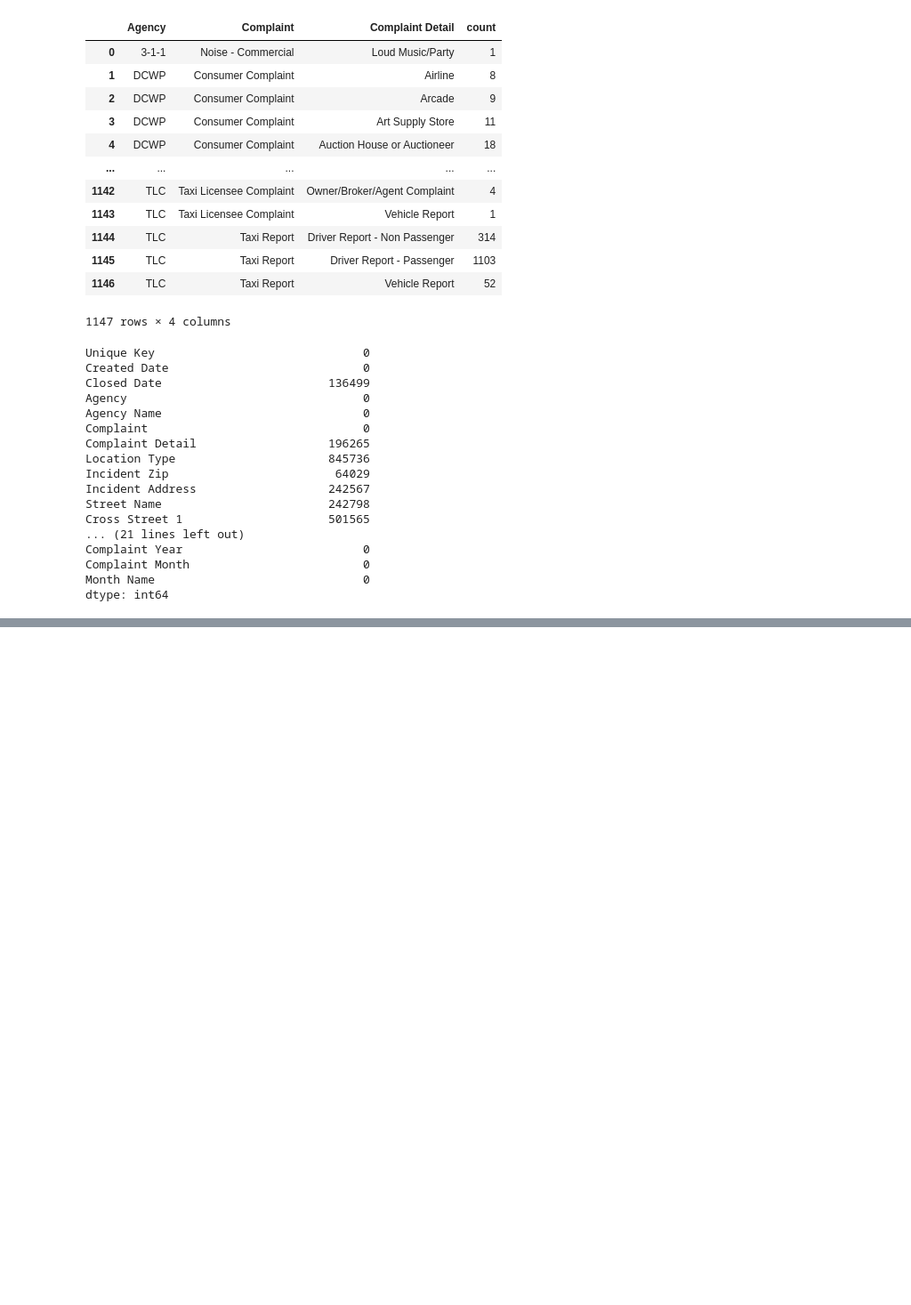
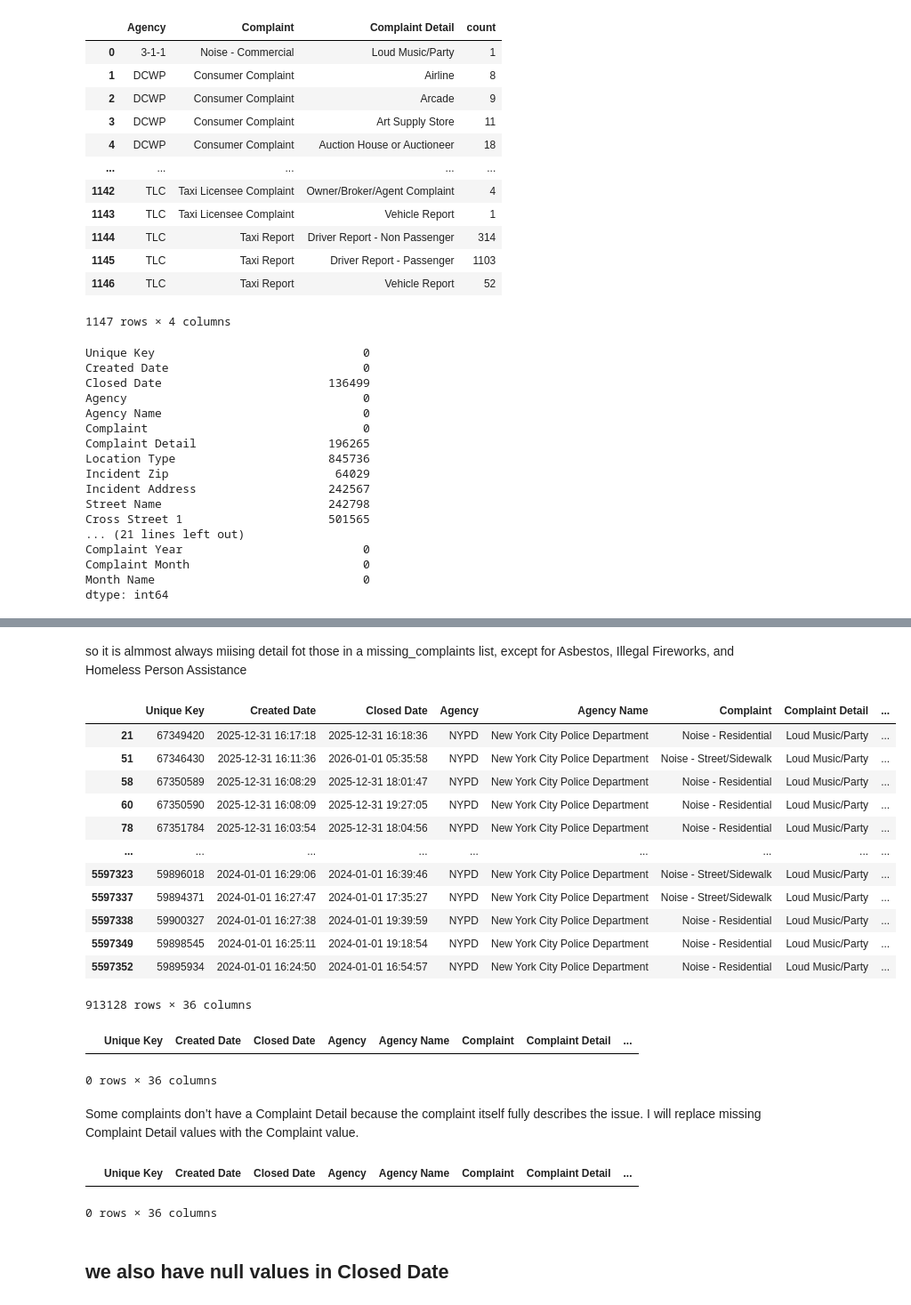
Before and after one commit to QMSS-G5063-2026/Group_Project_311_Service_Requests, a Jupyter notebook: 311_Analysis_Data_Vis.ipynb, the cells around one changed output, grey strips where cells are left out. Shown at 89% size. Drawn from its saved outputs; the diff is of its cells as text; code cells hidden in the pictures; blank space fills up the shorter version.

Commit message:
Fill nulls in Complaint Detail

```diff
--- a/311_Analysis_Data_Vis.ipynb
+++ b/311_Analysis_Data_Vis.ipynb
@@ -226,0 +265,25 @@ df["Location"].isna().sum()  # should be 0
+# %% [markdown]
+so it is almmost always miising detail fot those in a missing_complaints list, except for Asbestos, Illegal Fireworks, and Homeless Person Assistance
+# %%
+df[df["Complaint Detail"]=='Loud Music/Party']
+# %% [output]
+|  | Unique Key | Created Date | Closed Date | Agency | Agency Name | Complaint | Complaint Detail | ... |
+| 21 | 67349420 | 2025-12-31 16:17:18 | 2025-12-31 16:18:36 | NYPD | New York City Police Department | Noise - Residential | Loud Music/Party | ... |
+| 51 | 67346430 | 2025-12-31 16:11:36 | 2026-01-01 05:35:58 | NYPD | New York City Police Department | Noise - Street/Sidewalk | Loud Music/Party | ... |
+| 58 | 67350589 | 2025-12-31 16:08:29 | 2025-12-31 18:01:47 | NYPD | New York City Police Department | Noise - Residential | Loud Music/Party | ... |
+| 60 | 67350590 | 2025-12-31 16:08:09 | 2025-12-31 19:27:05 | NYPD | New York City Police Department | Noise - Residential | Loud Music/Party | ... |
+| 78 | 67351784 | 2025-12-31 16:03:54 | 2025-12-31 18:04:56 | NYPD | New York City Police Department | Noise - Residential | Loud Music/Party | ... |
+| ... | ... | ... | ... | ... | ... | ... | ... | ... |
+| 5597323 | 59896018 | 2024-01-01 16:29:06 | 2024-01-01 16:39:46 | NYPD | New York City Police Department | Noise - Street/Sidewalk | Loud Music/Party | ... |
+| 5597337 | 59894371 | 2024-01-01 16:27:47 | 2024-01-01 17:35:27 | NYPD | New York City Police Department | Noise - Street/Sidewalk | Loud Music/Party | ... |
+| 5597338 | 59900327 | 2024-01-01 16:27:38 | 2024-01-01 19:39:59 | NYPD | New York City Police Department | Noise - Residential | Loud Music/Party | ... |
+| 5597349 | 59898545 | 2024-01-01 16:25:11 | 2024-01-01 19:18:54 | NYPD | New York City Police Department | Noise - Residential | Loud Music/Party | ... |
+| 5597352 | 59895934 | 2024-01-01 16:24:50 | 2024-01-01 16:54:57 | NYPD | New York City Police Department | Noise - Residential | Loud Music/Party | ... |
+913128 rows × 36 columns
+# %%
+df[df["Complaint Detail"].str.contains("Fireworks", case=False, na=False)]
+# %% [output]
+|  | Unique Key | Created Date | Closed Date | Agency | Agency Name | Complaint | Complaint Detail | ... |
+0 rows × 36 columns
+# %% [markdown]
+Some complaints don’t have a Complaint Detail because the complaint itself fully describes the issue. I will replace missing Complaint Detail values with the Complaint value.
@@ -226,0 +292,7 @@ df["Location"].isna().sum()  # should be 0
+# %%
+df[df["Complaint Detail"].isna()]
+# %% [output]
+|  | Unique Key | Created Date | Closed Date | Agency | Agency Name | Complaint | Complaint Detail | ... |
+0 rows × 36 columns
+# %% [markdown]
+## we also have null values in Closed Date
```
Also changed, not shown: parts of 35 cells of this notebook.
